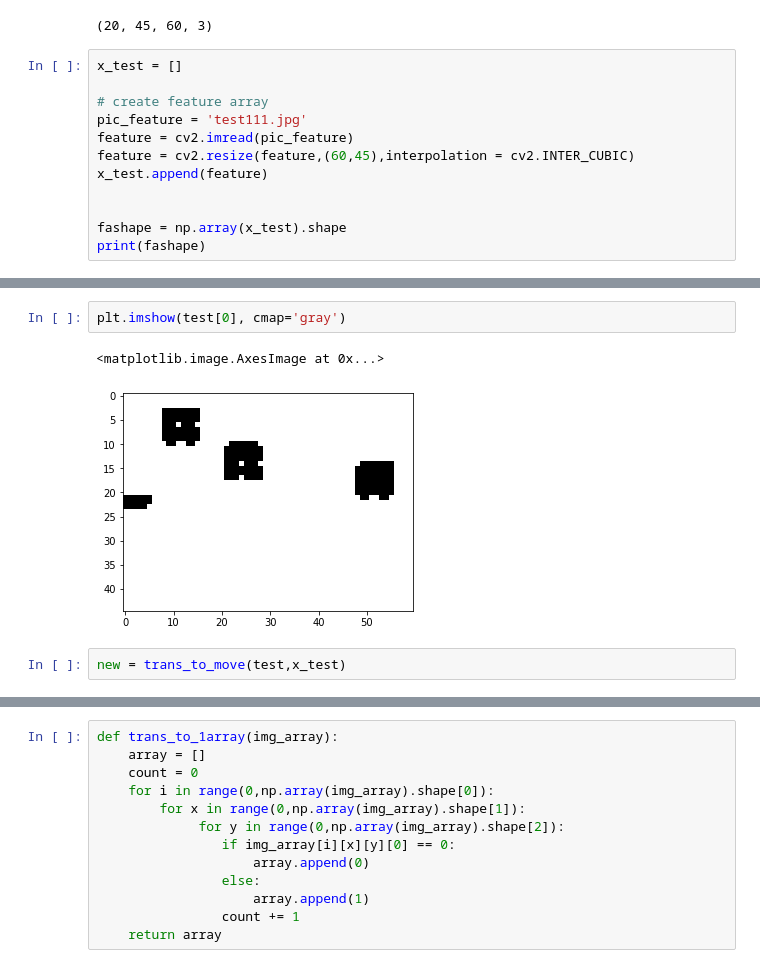
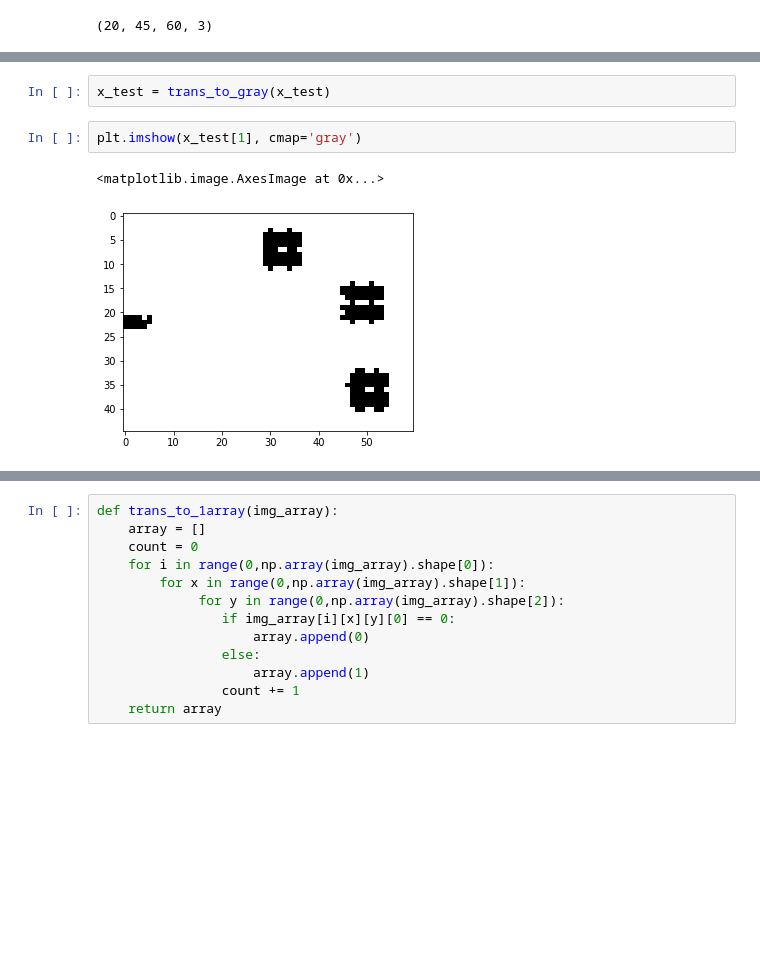
Before and after one commit to LiuYiShan613/ML_FIANL, a Jupyter notebook: conv_lstm.ipynb, the cells around one changed output, grey strips where cells are left out. Saved outputs shown, nothing was run; the diff lists cells and outputs as text; blank space fills up the shorter version.

```diff
--- a/conv_lstm.ipynb
+++ b/conv_lstm.ipynb
@@ -379,15 +538,3 @@ fashape = np.array(x_test).shape
 print(fashape)
 # %% [output]
 (20, 45, 60, 3)
-# %%
-x_test = []
-
-# create feature array
-pic_feature = 'test111.jpg'
-feature = cv2.imread(pic_feature)
-feature = cv2.resize(feature,(60,45),interpolation = cv2.INTER_CUBIC)
-x_test.append(feature)
-
-
-fashape = np.array(x_test).shape
-print(fashape)
@@ -417,7 +541,7 @@ np.array(test).shape
+# %%
+x_test = trans_to_gray(x_test)
 # %%
-plt.imshow(test[0], cmap='gray')
+plt.imshow(x_test[1], cmap='gray')
 # %% [output]
 <matplotlib.image.AxesImage at 0x...>
-[figure, old version]
+[figure, new version]
-# %%
-new = trans_to_move(test,x_test)
```
Also changed, not shown: parts of 47 cells of this notebook.
